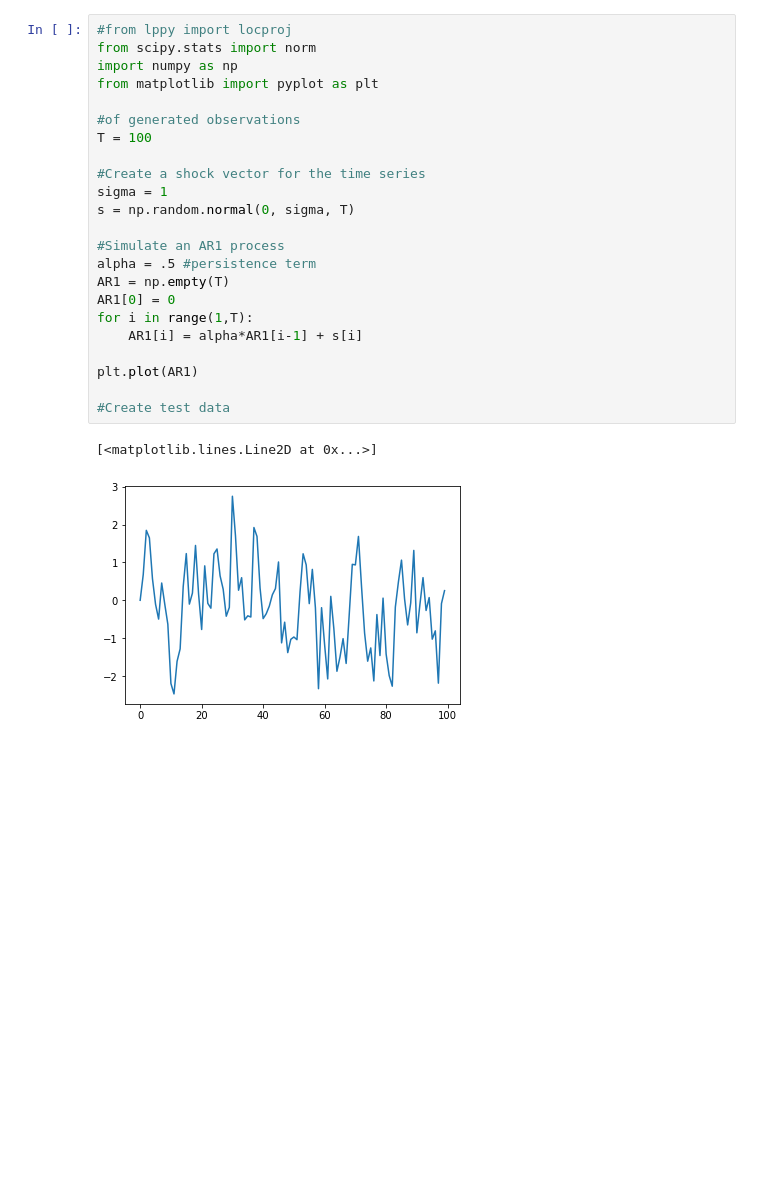
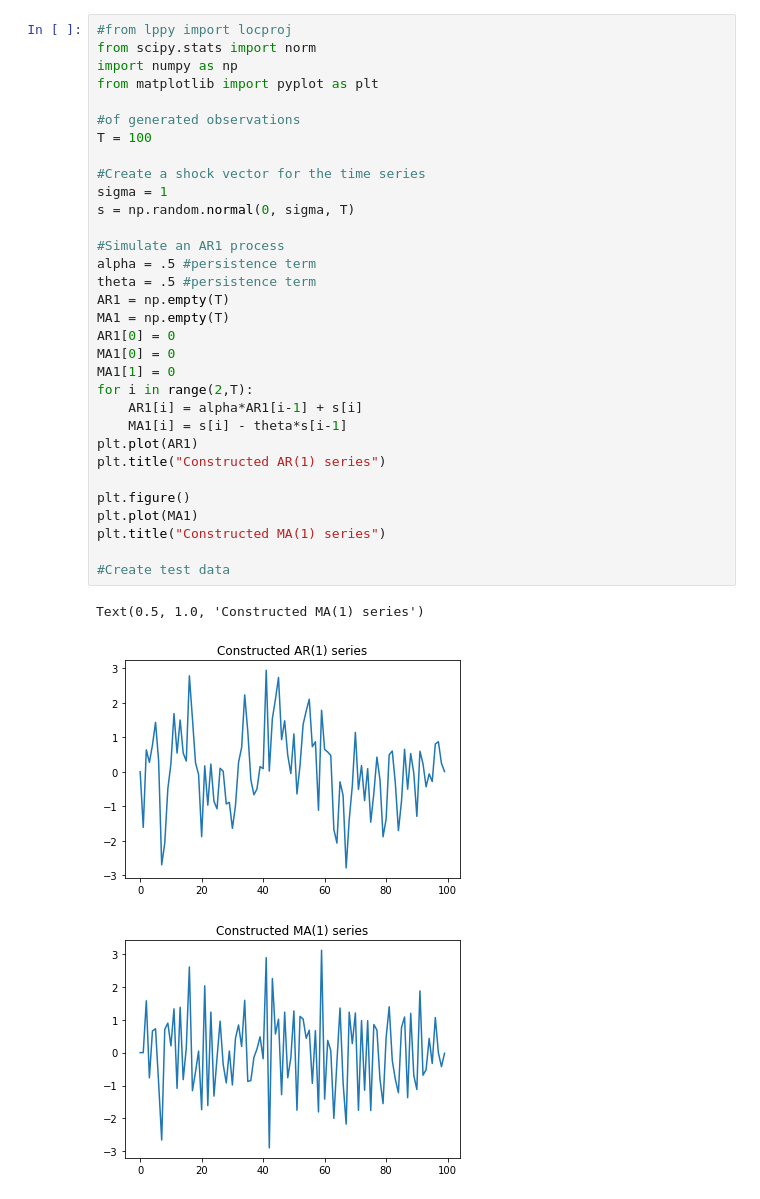
Before and after one commit to willcrossb/local_projection, a Jupyter notebook: code/test.ipynb, the cells around one changed output. Saved outputs shown, nothing was run; the diff lists cells and outputs as text; blank space fills up the shorter version.

```diff
--- a/code/test.ipynb
+++ b/code/test.ipynb
@@ -1,29 +1,39 @@
 # %%
 #from lppy import locproj
 from scipy.stats import norm
 import numpy as np
 from matplotlib import pyplot as plt
 
 #of generated observations
 T = 100
 
 #Create a shock vector for the time series
 sigma = 1
 s = np.random.normal(0, sigma, T)
 
 #Simulate an AR1 process
 alpha = .5 #persistence term
+theta = .5 #persistence term
 AR1 = np.empty(T)
+MA1 = np.empty(T)
 AR1[0] = 0
-for i in range(1,T):
+MA1[0] = 0
+MA1[1] = 0
+for i in range(2,T):
     AR1[i] = alpha*AR1[i-1] + s[i]
+    MA1[i] = s[i] - theta*s[i-1]
+plt.plot(AR1)
+plt.title("Constructed AR(1) series")
 
-plt.plot(AR1)
+plt.figure()
+plt.plot(MA1)
+plt.title("Constructed MA(1) series")
 
 #Create test data
 # %% [output]
-[<matplotlib.lines.Line2D at 0x...>]
+Text(0.5, 1.0, 'Constructed MA(1) series')
-[figure, old version]
+[figure, new version]
+[figure, added]
 # %%
 #This defines a simple local projection function in python
 #Dependencies
```
Also changed, not shown: parts of 3 cells of this notebook.
